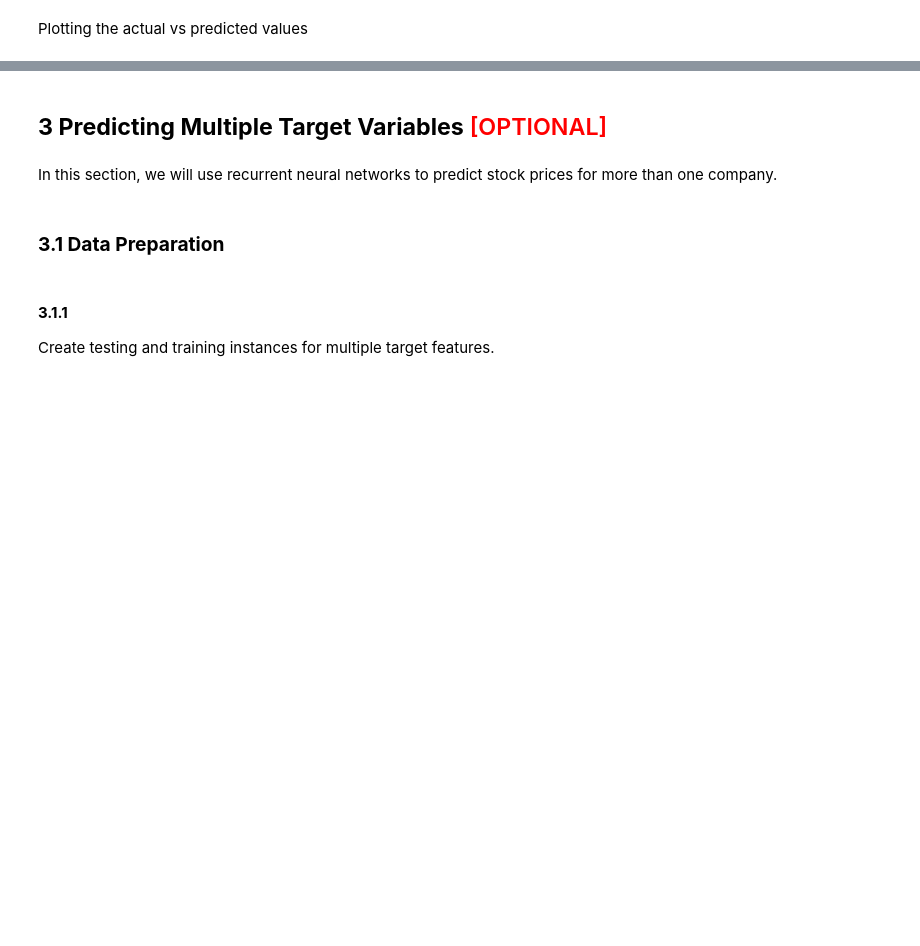
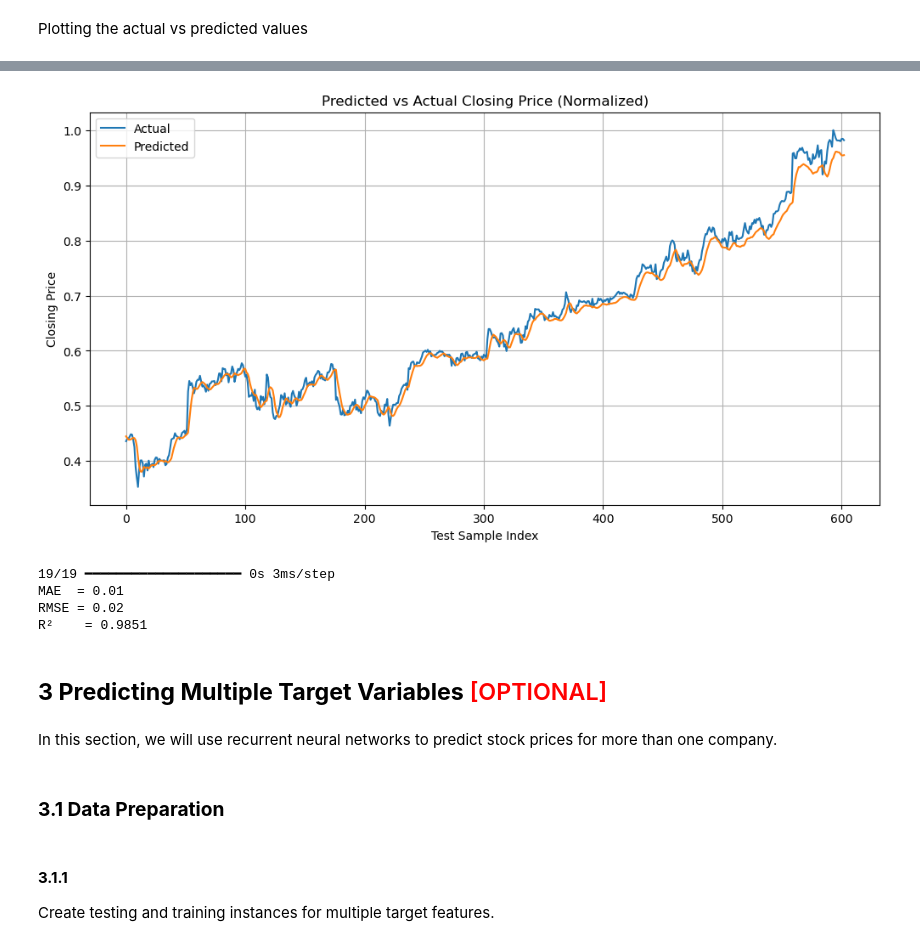
Before and after one commit to maheshh22/LendingClub, a Jupyter notebook: RNN_Assg_Stock_Price_Prediction_Starter.ipynb, the cells around one changed output, grey strips where cells are left out. Drawn from its saved outputs; the diff is of its cells as text; code cells hidden in the pictures; blank space fills up the shorter version.

```diff
--- a/RNN_Assg_Stock_Price_Prediction_Starter.ipynb
+++ b/RNN_Assg_Stock_Price_Prediction_Starter.ipynb
@@ -428,6 +435,11 @@ In this section, we will:
 Create a function that builds an advanced RNN model with tunable hyperparameters.
 # %%
 # # Define a function to create a model and specify default values for hyperparameters
+# Use LSTM
+model = Sequential([
+    LSTM(64, input_shape=(window_size, 5)),  # 3 time steps, 5 features
+    Dense(1)
+])
 # %% [markdown]
 #### **2.2.2** <font color =red> [4 marks] </font>
 Perform hyperparameter tuning to find the optimal network configuration.
@@ -438,3 +450,5 @@ Perform hyperparameter tuning to find the optimal network configuration.
 Run for optimal RNN Model and show final results.
 # %%
 # Create the model with a combination of potentially optimal hyperparameter values and retrain the model
+model.compile(optimizer='adam', loss='mse')
+model.fit(X_train, y_train, epochs=20, batch_size=32, validation_data=(X_test, y_test))
@@ -446,0 +478,25 @@ Plotting the actual vs predicted values
+# %%
+# Predict on the test data
+y_pred = model.predict(X_test)
+
+plt.figure(figsize=(12, 6))
+plt.plot(y_test, label='Actual')
+plt.plot(y_pred, label='Predicted')
+plt.title('Predicted vs Actual Closing Price (Normalized)')
+plt.xlabel('Test Sample Index')
+plt.ylabel('Closing Price')
+plt.legend()
+plt.grid(True)
+plt.show()
+
+y_pred = model.predict(X_test).flatten()
+
+mse = mean_squared_error(y_test, y_pred)
+rmse = np.sqrt(mse)
+mae = mean_absolute_error(y_test, y_pred)
+r2 = r2_score(y_test, y_pred)
+
+print(f"MAE  = {mae:.2f}")
+print(f"RMSE = {rmse:.2f}")
+print(f"R²    = {r2:.4f}")
+# %% [output]
@@ -447,3 +504,8 @@ Plotting the actual vs predicted values
+[figure, added]
+19/19 ━━━━━━━━━━━━━━━━━━━━ 0s 3ms/step
+MAE  = 0.01
+RMSE = 0.02
+R²    = 0.9851
 # %% [markdown]
 ## **3 Predicting Multiple Target Variables** <font color =red> [OPTIONAL] </font>
 # %% [markdown]
```
Also changed, not shown: parts of 14 cells of this notebook.
